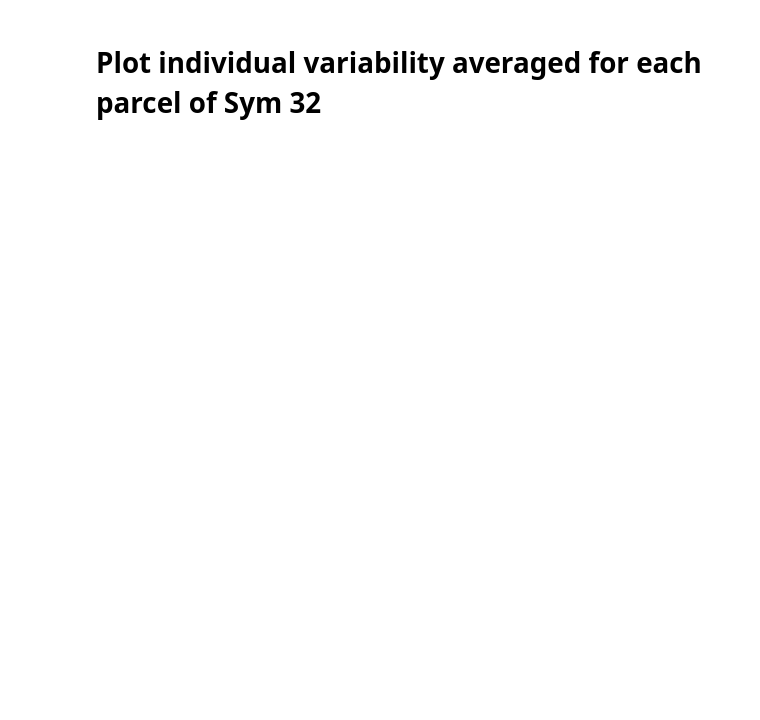
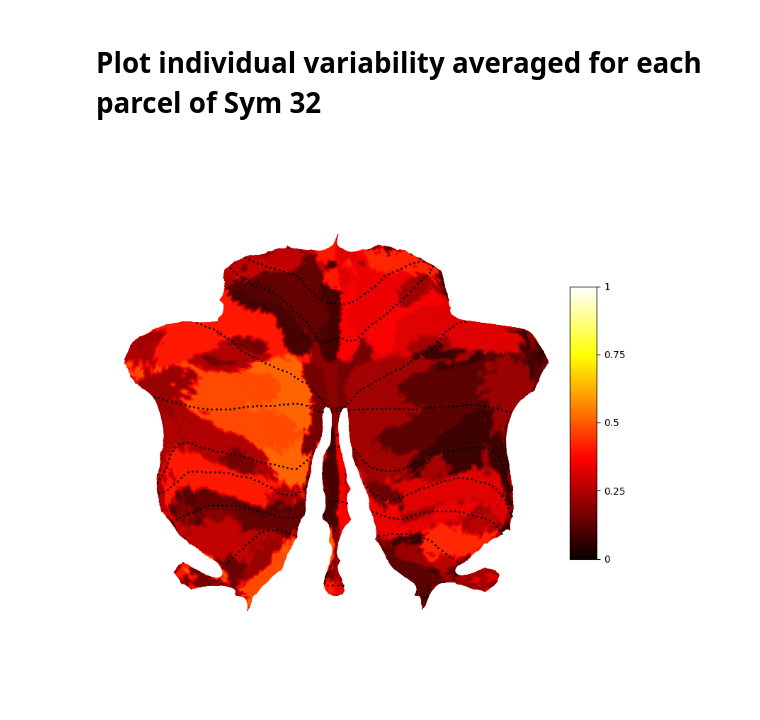
Before and after one commit to DiedrichsenLab/ProbabilisticParcellation, a Jupyter notebook: scripts/atlas_paper/individual_variability.ipynb, the cells around one changed output. Drawn from its saved outputs; the diff is of its cells as text; code cells hidden in the pictures; blank space fills up the shorter version.

```diff
--- a/scripts/atlas_paper/individual_variability.ipynb
+++ b/scripts/atlas_paper/individual_variability.ipynb
@@ -90,18 +92,21 @@ surf_parcel = np.argmax(surf_data, axis=1) + 1
 surf_parcel = np.nan_to_num(surf_parcel, copy=False).astype(int)
 # %%
 # Fill in the mean correlation for each parcel
-show_corr = mean_corr[0]
+show_corr = mean_corr[1]
+
 sym_map = np.zeros(surf_parcel.shape) * np.nan
 sym_map[surf_parcel > 0] = show_corr[surf_parcel[surf_parcel > 0] - 1]
 
 # Plot the symmetry map
 plt.figure(figsize=(10, 10))
 suit.flatmap.plot(sym_map,
                   render='matplotlib',
                   overlay_type='func',
                   new_figure=False,
                   colorbar=True,
                   cscale=(0,1),
                   cmap='hot')
 plt.savefig(figure_path + 'Individual_variability_mdtb.png',
             dpi=300, bbox_inches='tight')
+# %% [output]
+[figure, added]
```
Also changed, not shown: parts of 4 cells of this notebook, 6 other files.
